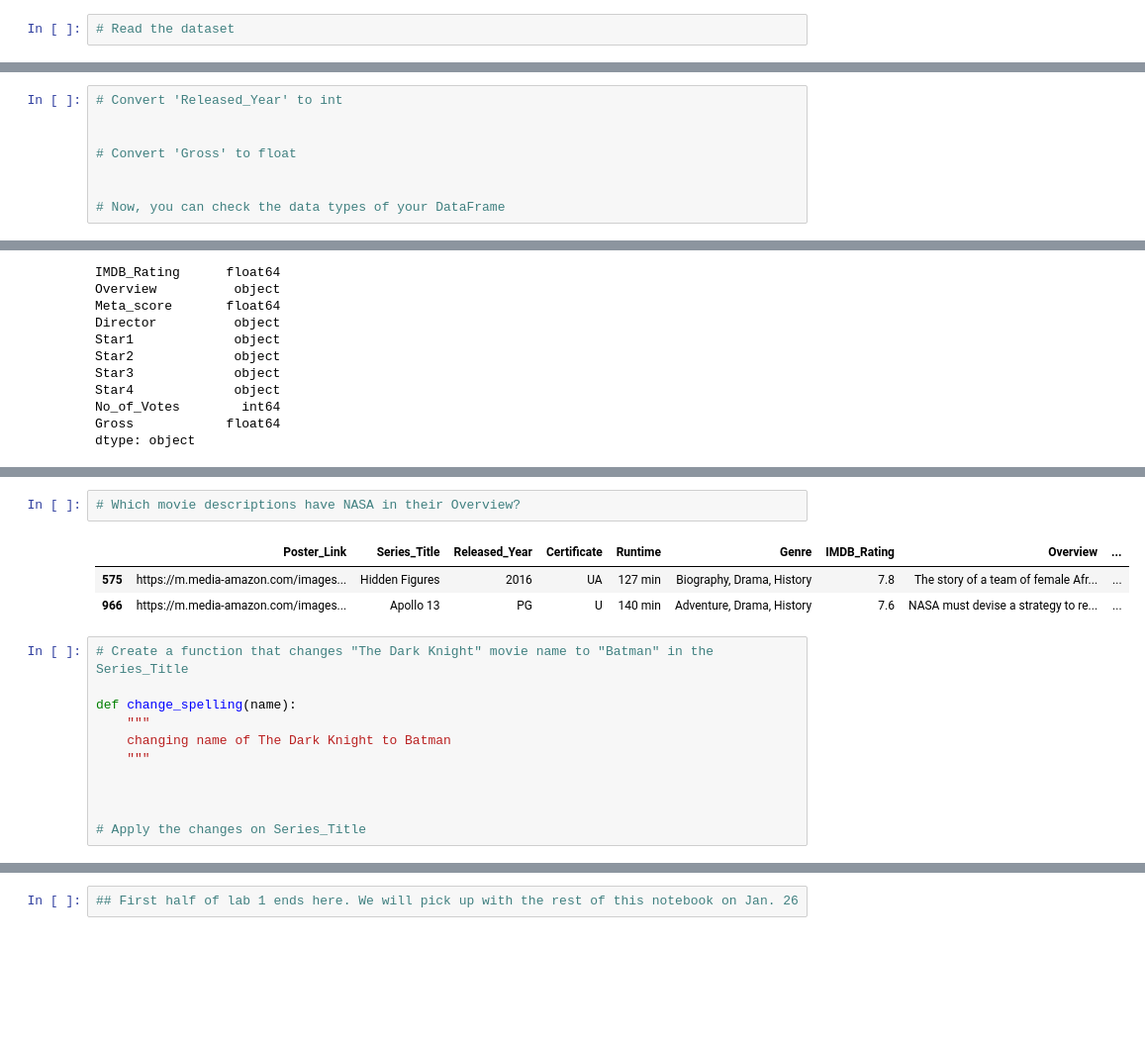
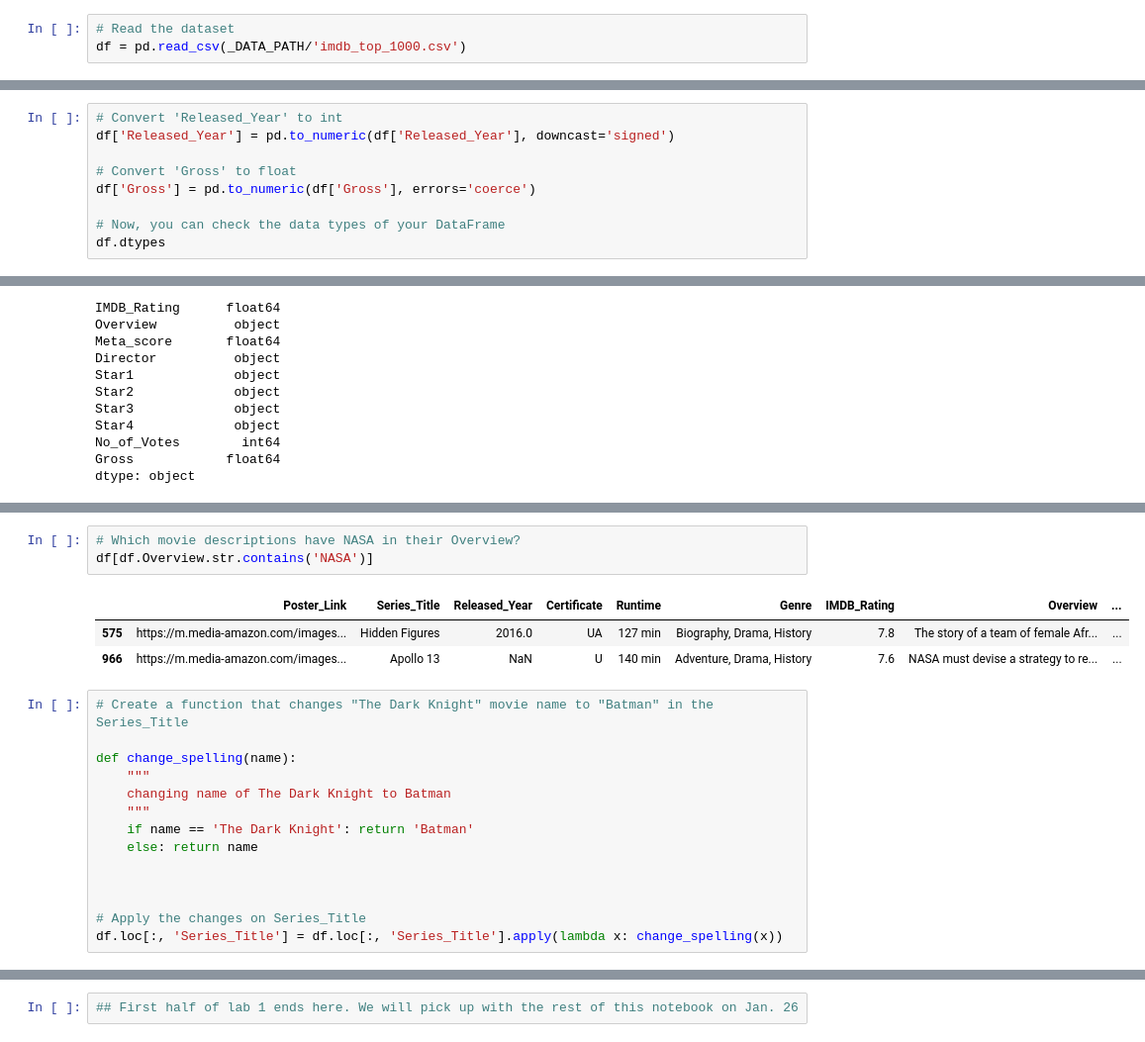
Before and after one commit to mklasby/ensf-444, a Jupyter notebook: lab-1/Working_with_Pandas_and_EDA_Lab_1_ENSF_444.ipynb, the cells around one changed output, grey strips where cells are left out. Shown at 99% size. Cells and saved outputs as stored; diff of their text form; blank space fills up the shorter version.

```diff
--- a/lab-1/Working_with_Pandas_and_EDA_Lab_1_ENSF_444.ipynb
+++ b/lab-1/Working_with_Pandas_and_EDA_Lab_1_ENSF_444.ipynb
@@ -347,5 +349,6 @@ dataset_name = "harshitshankhdhar/imdb-dataset-of-top-1000-movies-and-tv-shows"
 kaggle.api.dataset_download_files(dataset_name, path=_DATA_PATH, unzip=True)
 # %%
 # Read the dataset
+df = pd.read_csv(_DATA_PATH/'imdb_top_1000.csv')
 # %%
 # see the first few records
@@ -394,12 +403,13 @@ Gross             object
 dtype: object
 # %%
 # Convert 'Released_Year' to int
-
+df['Released_Year'] = pd.to_numeric(df['Released_Year'], downcast='signed')
 
 # Convert 'Gross' to float
-
+df['Gross'] = pd.to_numeric(df['Gross'], errors='coerce')
 
 # Now, you can check the data types of your DataFrame
+df.dtypes
 # %% [output]
 Poster_Link       object
 Series_Title      object
@@ -478,10 +501,11 @@ array(['A', 'UA', 'U', 'PG-13', 'R', nan, 'PG', 'G', 'Passed', 'TV-14',
       dtype=object)
 # %%
 # Which movie descriptions have NASA in their Overview?
+df[df.Overview.str.contains('NASA')]
 # %% [output]
 |  | Poster_Link | Series_Title | Released_Year | Certificate | Runtime | Genre | IMDB_Rating | Overview | ... |
-| 575 | https://m.media-amazon.com/images... | Hidden Figures | 2016 | UA | 127 min | Biography, Drama, History | 7.8 | The story of a team of female Afr... | ... |
-| 966 | https://m.media-amazon.com/images... | Apollo 13 | PG | U | 140 min | Adventure, Drama, History | 7.6 | NASA must devise a strategy to re... | ... |
+| 575 | https://m.media-amazon.com/images... | Hidden Figures | 2016.0 | UA | 127 min | Biography, Drama, History | 7.8 | The story of a team of female Afr... | ... |
+| 966 | https://m.media-amazon.com/images... | Apollo 13 | NaN | U | 140 min | Adventure, Drama, History | 7.6 | NASA must devise a strategy to re... | ... |
 # %%
 # Create a function that changes "The Dark Knight" movie name to "Batman" in the Series_Title
 
@@ -489,9 +513,12 @@ def change_spelling(name):
     """
     changing name of The Dark Knight to Batman
     """
+    if name == 'The Dark Knight': return 'Batman'
+    else: return name
 
 
 
 # Apply the changes on Series_Title
+df.loc[:, 'Series_Title'] = df.loc[:, 'Series_Title'].apply(lambda x: change_spelling(x))
 # %%
 # Print the 'Series_Title' in df_movies to see the value has changed
```
Also changed, not shown: parts of 15 cells of this notebook.
